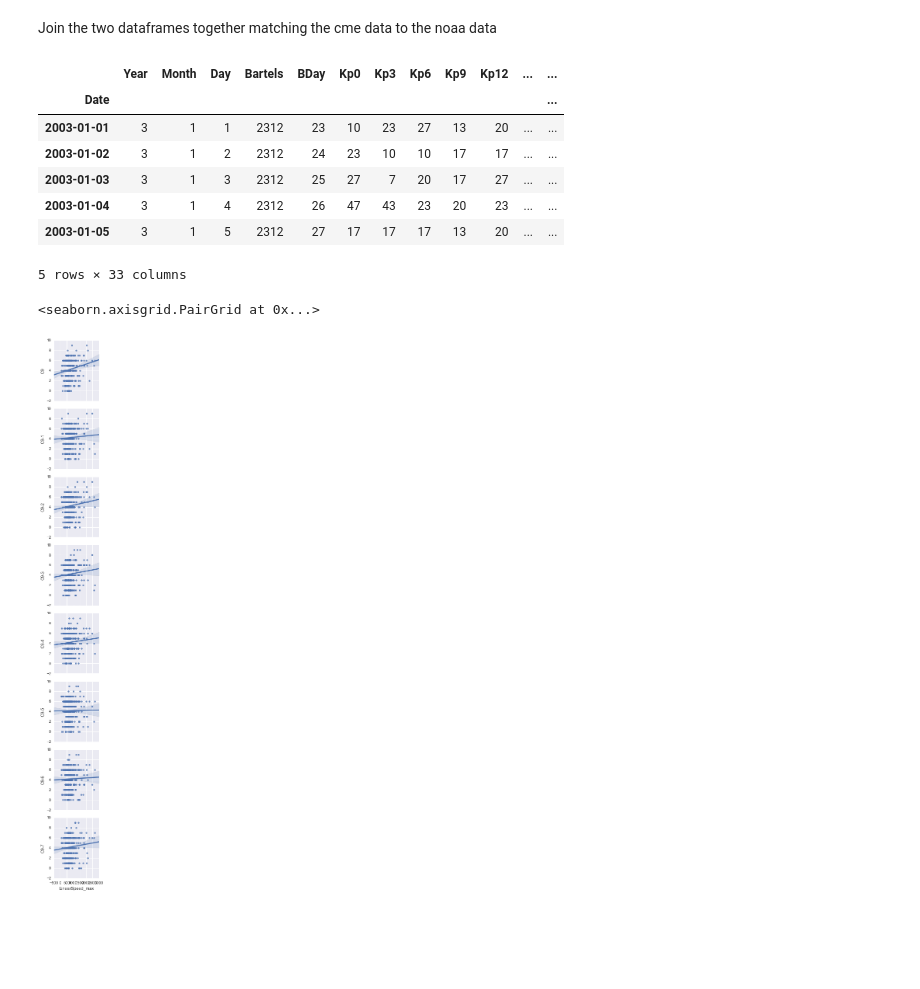
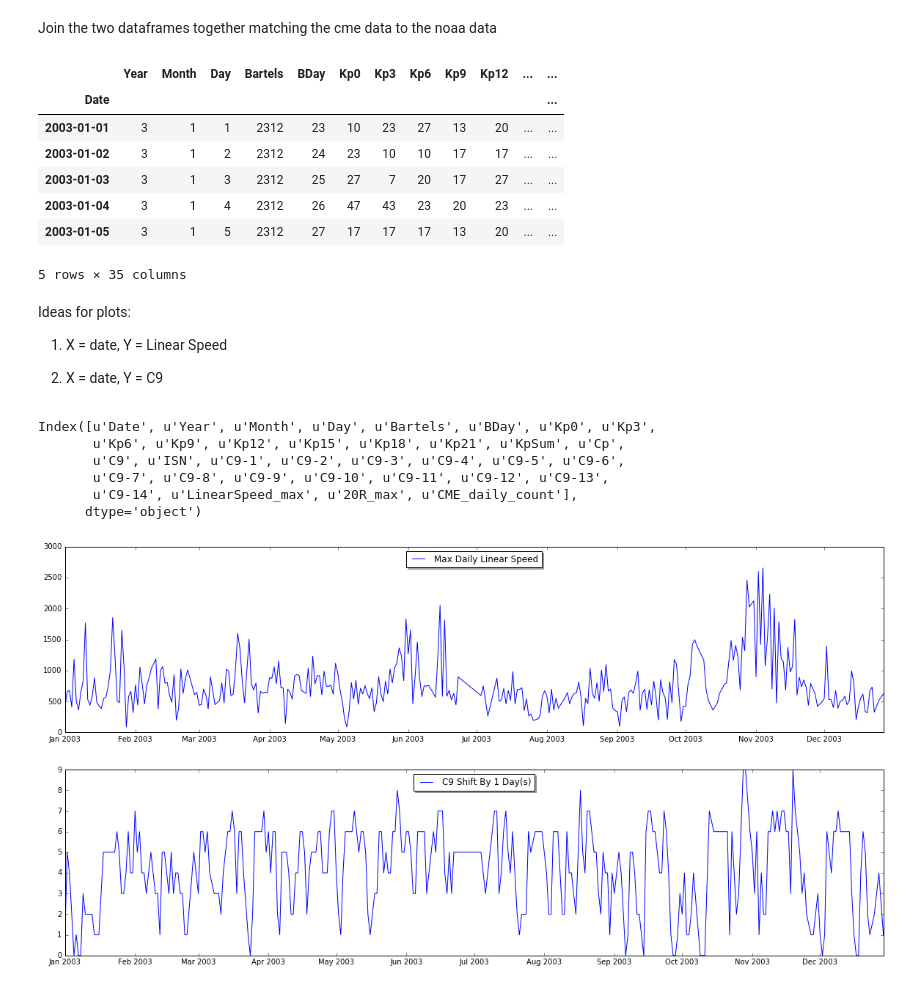
Before and after one commit to wayneheller/GA-Student-Project, a Jupyter notebook: ipythonscripts/Intial_Analysis_Cp_and_CME.ipynb, the cells around one changed output. Saved outputs shown, nothing was run; the diff lists cells and outputs as text; code cells hidden in the pictures; blank space fills up the shorter version.

```diff
--- a/ipythonscripts/Intial_Analysis_Cp_and_CME.ipynb
+++ b/ipythonscripts/Intial_Analysis_Cp_and_CME.ipynb
@@ -54,0 +34,3 @@ Name: LinearSpeed, dtype: float64
+# %%
+c20R_max = cme.groupby([cme.index])['20R'].max()
+c20R_max = c20R_max[(c20R_max.index.year==analysis_year)]
@@ -55,3 +39,5 @@ Name: LinearSpeed, dtype: float64
+# %%
+cme_count = cme.groupby([cme.index])['Date'].count()
 # %% [markdown]
 Read in NOAA - 2 years worth == primary year + following year
 # %%
@@ -92,8 +78,11 @@ noaa.tail()
 # %% [markdown]
 Join the two dataframes together matching the cme data to the noaa data
 # %%
-result = pd.concat([ noaa, linear_max], axis=1, join_axes=[linear_max.index])
-new_columns = result.columns.values; new_columns[len(new_columns)-1] = 'LinearSpeed_max'
+result = pd.concat([ noaa, linear_max, c20R_max, cme_count], axis=1, join_axes=[linear_max.index])
+new_columns = result.columns.values
+new_columns[len(new_columns)-3] = 'LinearSpeed_max'
+new_columns[len(new_columns)-2] = '20R_max'
+new_columns[len(new_columns)-1] = 'CME_daily_count'
 result.columns = new_columns
 
 #cme_1year = cme[(cme.index.year==analysis_year)]
@@ -107,7 +96,7 @@ result.head()
 | 2003-01-03 | 3 | 1 | 3 | 2312 | 25 | 27 | 7 | 20 | 17 | 27 | ... | ... |
 | 2003-01-04 | 3 | 1 | 4 | 2312 | 26 | 47 | 43 | 23 | 20 | 23 | ... | ... |
 | 2003-01-05 | 3 | 1 | 5 | 2312 | 27 | 17 | 17 | 17 | 13 | 20 | ... | ... |
-5 rows × 33 columns
+5 rows × 35 columns
 # %%
 #summarized = result[(result['C9-2']>=9.0)]
 #summarized = result.groupby([result.index])['LinearSpeed'].max()
@@ -117,9 +106,36 @@ result.head()
 #result2
 # %%
 %matplotlib inline
-import seaborn as sns
-feature_cols = ['C9', 'C9-1', 'C9-2', 'C9-3', 'C9-4', 'C9-5', 'C9-6', 'C9-7']
-sns.pairplot(result, y_vars=feature_cols, x_vars='LinearSpeed_max', kind='reg')
+#import seaborn as sns
+#feature_cols = ['C9', 'C9-1', 'C9-2', 'C9-3', 'C9-4', 'C9-5', 'C9-6', 'C9-7']
+#sns.pairplot(result, y_vars=feature_cols, x_vars='LinearSpeed_max', kind='reg')
-# %% [output]
-<seaborn.axisgrid.PairGrid at 0x...>
-[figure, removed]
+# %% [markdown]
+Ideas for plots:
+
+1) X = date, Y = Linear Speed
+
+2) X = date, Y = C9
+# %%
+result.drop('Date', axis=1, inplace=True)
+# %%
+result.reset_index().columns
+# %% [output]
+Index([u'Date', u'Year', u'Month', u'Day', u'Bartels', u'BDay', u'Kp0', u'Kp3',
+       u'Kp6', u'Kp9', u'Kp12', u'Kp15', u'Kp18', u'Kp21', u'KpSum', u'Cp',
+       u'C9', u'ISN', u'C9-1', u'C9-2', u'C9-3', u'C9-4', u'C9-5', u'C9-6',
+       u'C9-7', u'C9-8', u'C9-9', u'C9-10', u'C9-11', u'C9-12', u'C9-13',
+       u'C9-14', u'LinearSpeed_max', u'20R_max', u'CME_daily_count'],
+      dtype='object')
+# %%
+import matplotlib.pyplot as plt
+plt.figure(figsize=(20,10))
+plt.subplot(211)
+plt.plot(result.index, result.LinearSpeed_max, Label='Max Daily Linear Speed')
+legend = plt.legend(loc='upper center', shadow=True, fontsize='large')
+plt.subplot(212)
+plt.plot(result.index, result['C9-1'], Label='C9 Shift By 1 Day(s)')
+legend = plt.legend(loc='upper center', shadow=True, fontsize='large')
+
+plt.show()
+# %% [output]
+[figure, added]
```
Also changed, not shown: parts of 7 cells of this notebook, 2 other files.
